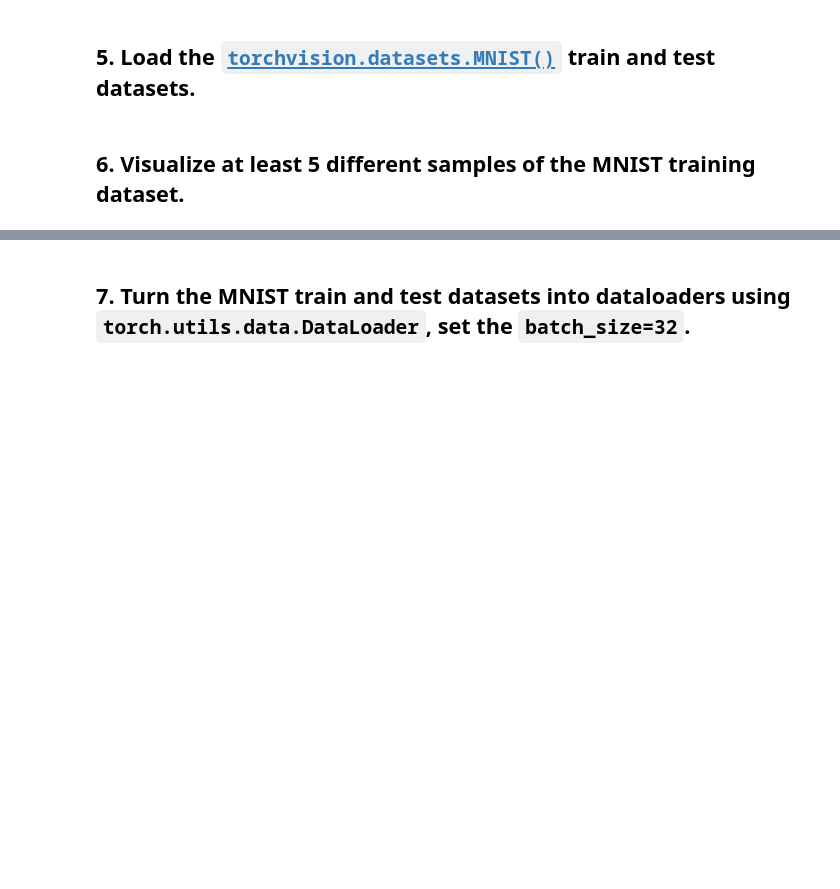
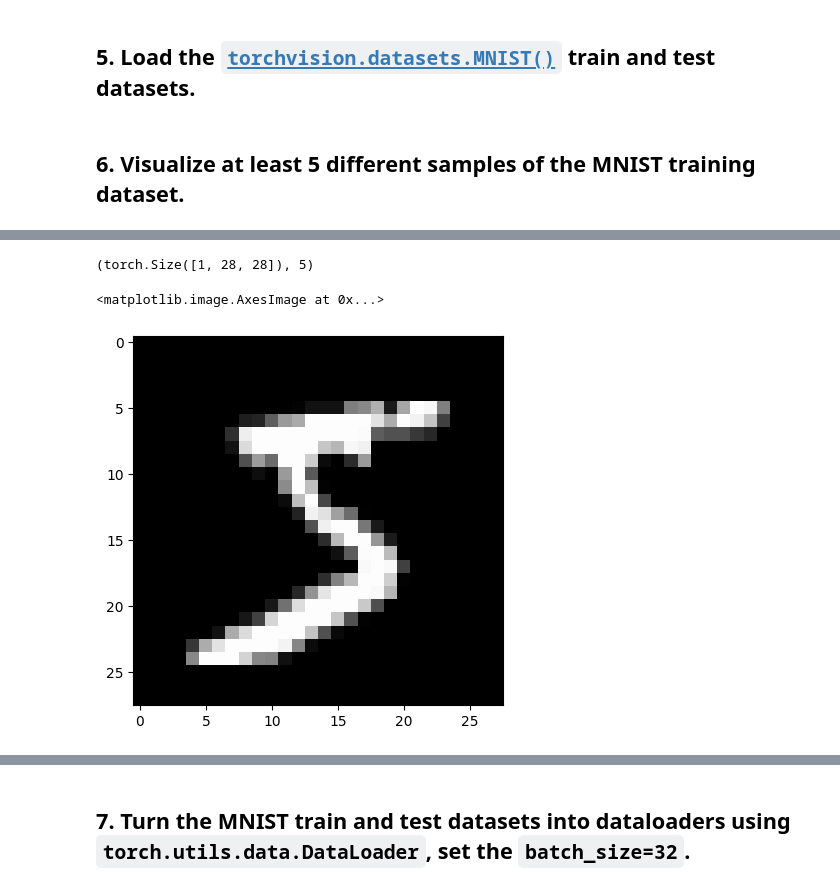
Before and after one commit to PanavShah1/deep_learning, a Jupyter notebook: 03_pytorch_computer_vision_exercises.ipynb, the cells around one changed output, grey strips where cells are left out. Cells and saved outputs as stored; diff of their text form; code cells hidden in the pictures; blank space fills up the shorter version.

```diff
--- a/03_pytorch_computer_vision_exercises.ipynb
+++ b/03_pytorch_computer_vision_exercises.ipynb
@@ -61,5 +46,18 @@ print(torch.__version__)
 * Upload your own example image using the "upload" button on the website and see what happens in each layer of a CNN as your image passes through it.
 # %% [markdown]
 ## 5. Load the [`torchvision.datasets.MNIST()`](https://pytorch.org/vision/stable/generated/torchvision.datasets.MNIST.html#torchvision.datasets.MNIST) train and test datasets.
+# %%
+from torchvision import datasets
+from torchvision import transforms
+train_dataset = datasets.MNIST(root="root",
+                               train=True,
+                               download=True,
+                               transform=transforms.ToTensor(),
+                               target_transform=None)
+test_dataset = datasets.MNIST(root="root",
+                              train=False,
+                              download=True,
+                              transform=transforms.ToTensor(),
+                              target_transform=None)
 # %% [markdown]
 ## 6. Visualize at least 5 different samples of the MNIST training dataset.
@@ -65,0 +93,11 @@ print(torch.__version__)
+# %%
+image, label = train_dataset[0]
+image.shape, label
+# %% [output]
+(torch.Size([1, 28, 28]), 5)
+# %%
+import matplotlib.pyplot as plt
+plt.imshow(image.squeeze(), cmap="gray")
+# %% [output]
+<matplotlib.image.AxesImage at 0x...>
+[figure, added]
```
Also changed, not shown: parts of 12 cells of this notebook.
